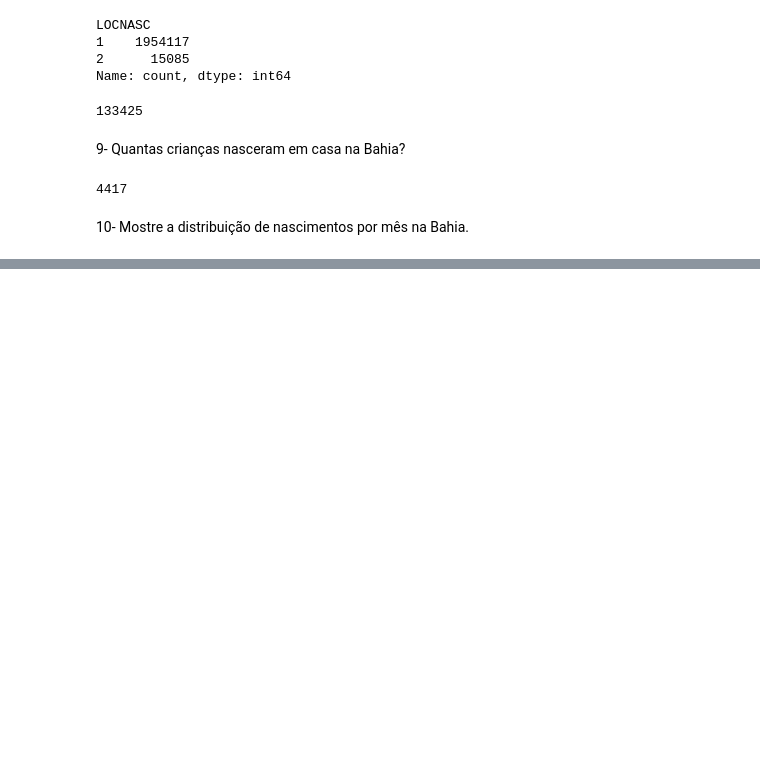
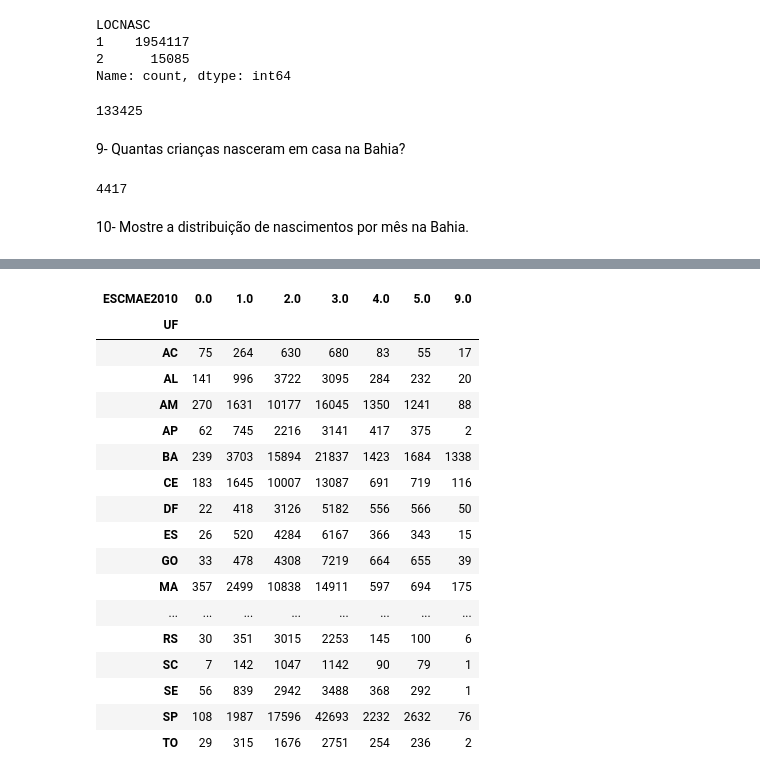
Before and after one commit to JuliaLizS/Processo_seletivo, a Jupyter notebook: IPQ.ipynb, the cells around one changed output, grey strips where cells are left out. Cells and saved outputs as stored; diff of their text form; code cells hidden in the pictures; blank space fills up the shorter version.

```diff
--- a/IPQ.ipynb
+++ b/IPQ.ipynb
@@ -357,0 +414,22 @@ mes_nasc_BA = mes.value_counts().sort
+# %%
+escolaridade_uf = solteiras_negras_pardas.groupby(['UF', 'ESCMAE2010']).size().unstack(fill_value=0)
+escolaridade_uf
+# %% [output]
+| ESCMAE2010 | 0.0 | 1.0 | 2.0 | 3.0 | 4.0 | 5.0 | 9.0 |
+| UF |  |  |  |  |  |  |  |
+| AC | 75 | 264 | 630 | 680 | 83 | 55 | 17 |
+| AL | 141 | 996 | 3722 | 3095 | 284 | 232 | 20 |
+| AM | 270 | 1631 | 10177 | 16045 | 1350 | 1241 | 88 |
+| AP | 62 | 745 | 2216 | 3141 | 417 | 375 | 2 |
+| BA | 239 | 3703 | 15894 | 21837 | 1423 | 1684 | 1338 |
+| CE | 183 | 1645 | 10007 | 13087 | 691 | 719 | 116 |
+| DF | 22 | 418 | 3126 | 5182 | 556 | 566 | 50 |
+| ES | 26 | 520 | 4284 | 6167 | 366 | 343 | 15 |
+| GO | 33 | 478 | 4308 | 7219 | 664 | 655 | 39 |
+| MA | 357 | 2499 | 10838 | 14911 | 597 | 694 | 175 |
+| ... | ... | ... | ... | ... | ... | ... | ... |
+| RS | 30 | 351 | 3015 | 2253 | 145 | 100 | 6 |
+| SC | 7 | 142 | 1047 | 1142 | 90 | 79 | 1 |
+| SE | 56 | 839 | 2942 | 3488 | 368 | 292 | 1 |
+| SP | 108 | 1987 | 17596 | 42693 | 2232 | 2632 | 76 |
+| TO | 29 | 315 | 1676 | 2751 | 254 | 236 | 2 |
```
Also changed, not shown: parts of 22 cells of this notebook.
